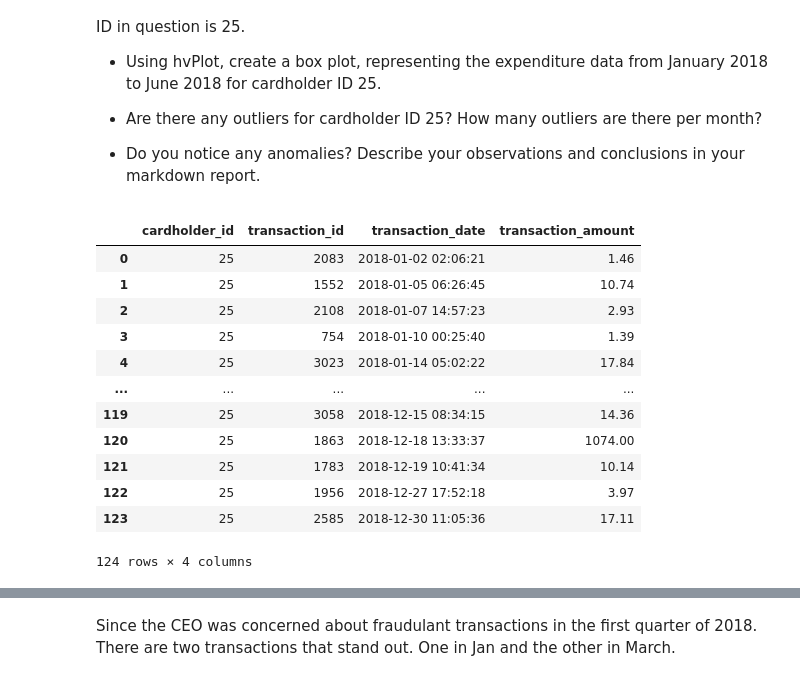
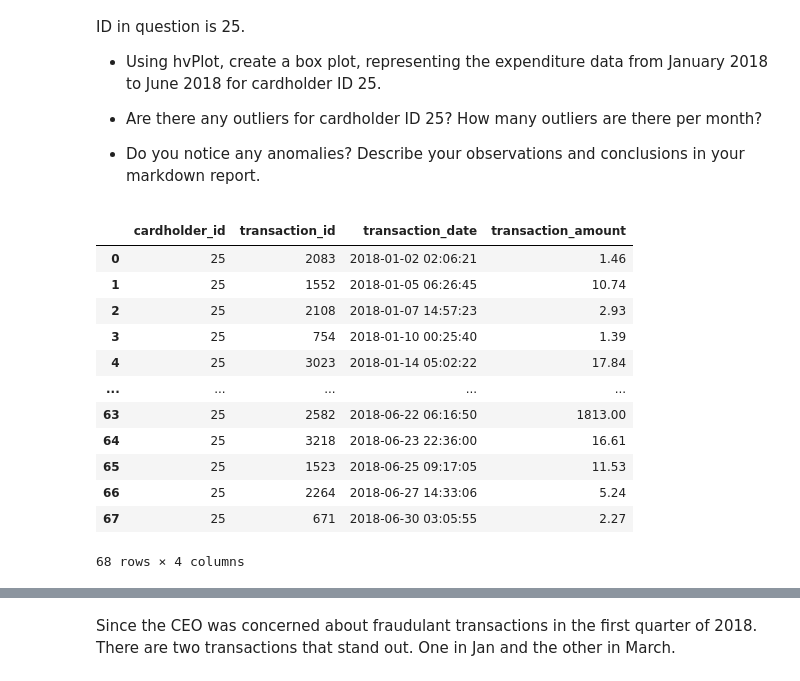
Before and after one commit to objectmikael/Columbia-University-Fintech-2023, a Jupyter notebook: Module 7/Weekly Challenge - Looking for Suspicious Transactions/visual_data_analysis.ipynb, the cells around one changed output, grey strips where cells are left out. Drawn from its saved outputs; the diff is of its cells as text; code cells hidden in the pictures.

Commit message:
fix ceo dates

```diff
--- a/Module 7/Weekly Challenge - Looking for Suspicious Transactions/visual_data_analysis.ipynb
+++ b/Module 7/Weekly Challenge - Looking for Suspicious Transactions/visual_data_analysis.ipynb
@@ -231,37 +231,37 @@ The CEO of the biggest customer of the firm suspects that someone has used her c
 # %%
 # loading data of daily transactions from jan to jun 2018 for card holder 25
 # Write the query
 query = """
         SELECT
                 ch.id AS cardholder_id,
                 t.id AS transaction_id,
                 t.date AS transaction_date,
                 t.amount AS transaction_amount
         FROM card_holder ch
         JOIN credit_card cc ON ch.id = cc.cardholder_id
         JOIN transaction t ON cc.card = t.card
-        WHERE cc.cardholder_id IN (25)
+        WHERE cc.cardholder_id IN (25) AND t.date>='2018-01-01' AND t.date<'2018-07-01'
         ORDER BY t.date
         """
 # Create a DataFrame from the query result. HINT: Use pd.read_sql(query, engine)
 ceo_df = pd.read_sql(query, engine)
 
 # View DataFrame
 ceo_df
 # %% [output]
 |  | cardholder_id | transaction_id | transaction_date | transaction_amount |
 | 0 | 25 | 2083 | 2018-01-02 02:06:21 | 1.46 |
 | 1 | 25 | 1552 | 2018-01-05 06:26:45 | 10.74 |
 | 2 | 25 | 2108 | 2018-01-07 14:57:23 | 2.93 |
 | 3 | 25 | 754 | 2018-01-10 00:25:40 | 1.39 |
 | 4 | 25 | 3023 | 2018-01-14 05:02:22 | 17.84 |
 | ... | ... | ... | ... | ... |
-| 119 | 25 | 3058 | 2018-12-15 08:34:15 | 14.36 |
-| 120 | 25 | 1863 | 2018-12-18 13:33:37 | 1074.00 |
-| 121 | 25 | 1783 | 2018-12-19 10:41:34 | 10.14 |
-| 122 | 25 | 1956 | 2018-12-27 17:52:18 | 3.97 |
-| 123 | 25 | 2585 | 2018-12-30 11:05:36 | 17.11 |
+| 63 | 25 | 2582 | 2018-06-22 06:16:50 | 1813.00 |
+| 64 | 25 | 3218 | 2018-06-23 22:36:00 | 16.61 |
+| 65 | 25 | 1523 | 2018-06-25 09:17:05 | 11.53 |
+| 66 | 25 | 2264 | 2018-06-27 14:33:06 | 5.24 |
+| 67 | 25 | 671 | 2018-06-30 03:05:55 | 2.27 |
-124 rows × 4 columns
+68 rows × 4 columns
 # %%
 # Creating the six box plots using hvPlot
 ceo_df['month'] = ceo_df['transaction_date'].dt.month_name()
```
Also changed, not shown: parts of 1 cell of this notebook.
